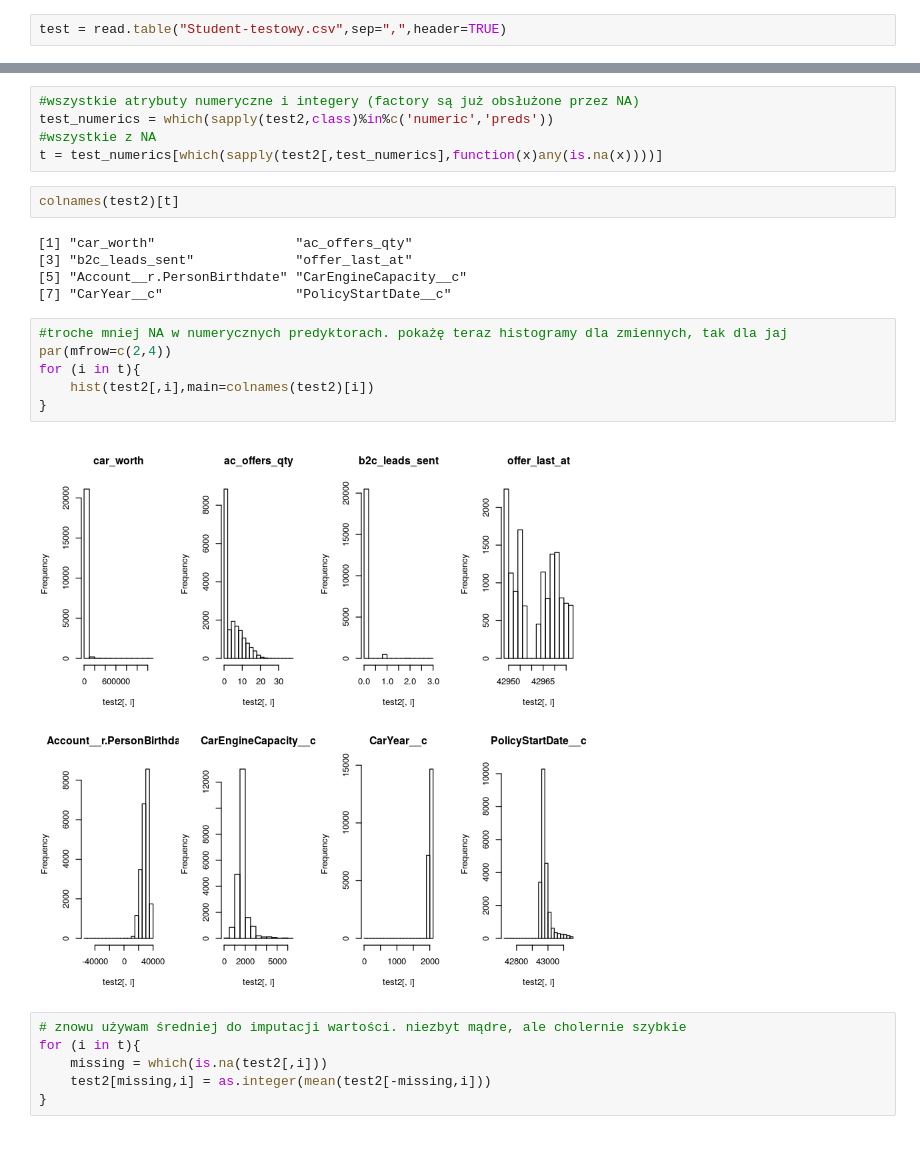
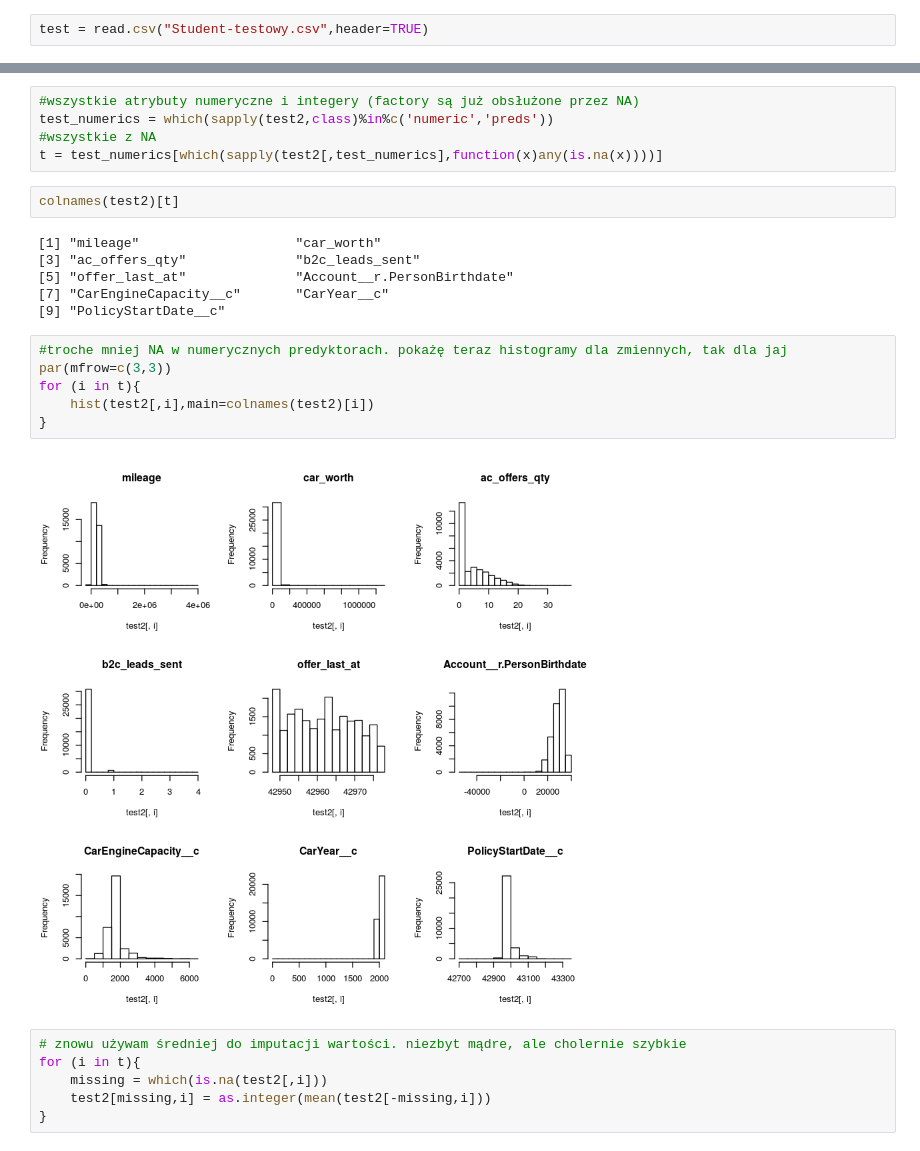
Before and after one commit to Noctiphobia/ABH-Classification, a Jupyter notebook: preproc_notebook.ipynb, the cells around one changed output, grey strips where cells are left out. Cells and saved outputs as stored; diff of their text form.

```diff
--- a/preproc_notebook.ipynb
+++ b/preproc_notebook.ipynb
@@ -870,7 +874,7 @@ plot.roc(rxg)
 # %%
 #polecam zamienic plik Student testowy na csv-kę
 # %%
-test = read.table("Student-testowy.csv",sep=",",header=TRUE)
+test = read.csv("Student-testowy.csv",header=TRUE)
 # %% [markdown]
 ### Wybieranie predyktorów zgodnie z train4
 # %%
@@ -1013,18 +1010,19 @@ t = test_numerics[which(sapply(test2[,test_numerics],function(x)any(is.na(x))))]
 # %%
 colnames(test2)[t]
 # %% [output]
-[1] "car_worth"                  "ac_offers_qty"
-[3] "b2c_leads_sent"             "offer_last_at"
-[5] "Account__r.PersonBirthdate" "CarEngineCapacity__c"
-[7] "CarYear__c"                 "PolicyStartDate__c"
+[1] "mileage"                    "car_worth"
+[3] "ac_offers_qty"              "b2c_leads_sent"
+[5] "offer_last_at"              "Account__r.PersonBirthdate"
+[7] "CarEngineCapacity__c"       "CarYear__c"
+[9] "PolicyStartDate__c"
 # %%
 #troche mniej NA w numerycznych predyktorach. pokażę teraz histogramy dla zmiennych, tak dla jaj
-par(mfrow=c(2,4))
+par(mfrow=c(3,3))
 for (i in t){
     hist(test2[,i],main=colnames(test2)[i])
 }
 # %% [output]
-[figure, old version]
+[figure, new version]
 # %%
 # znowu używam średniej do imputacji wartości. niezbyt mądre, ale cholernie szybkie
 for (i in t){
```
Also changed, not shown: parts of 20 cells of this notebook.
